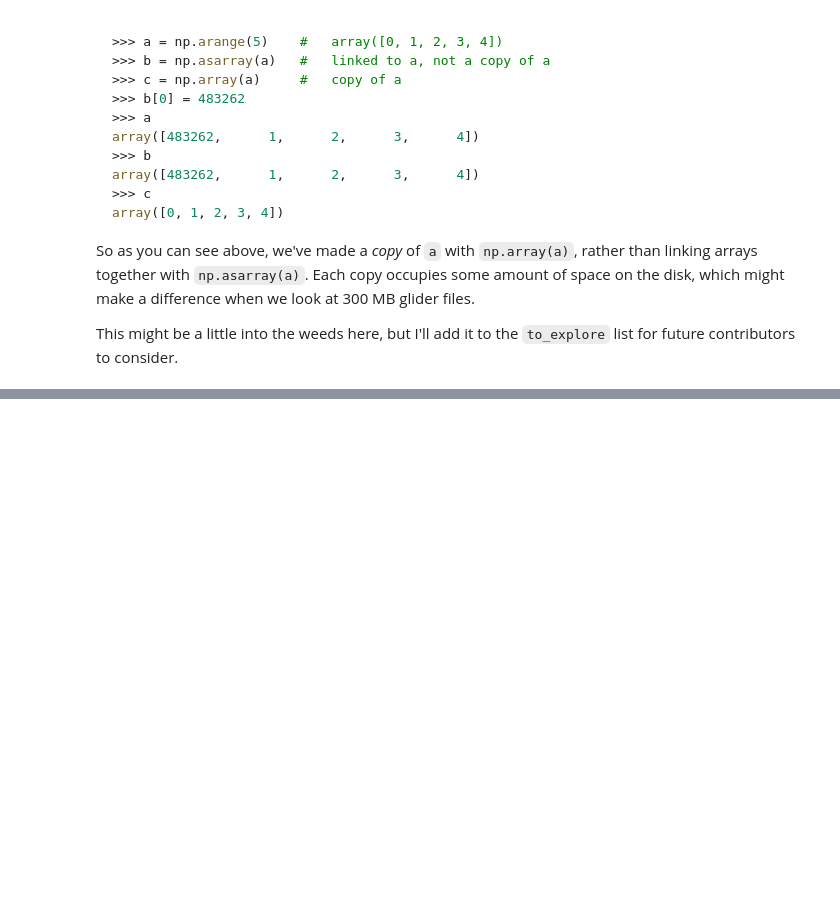
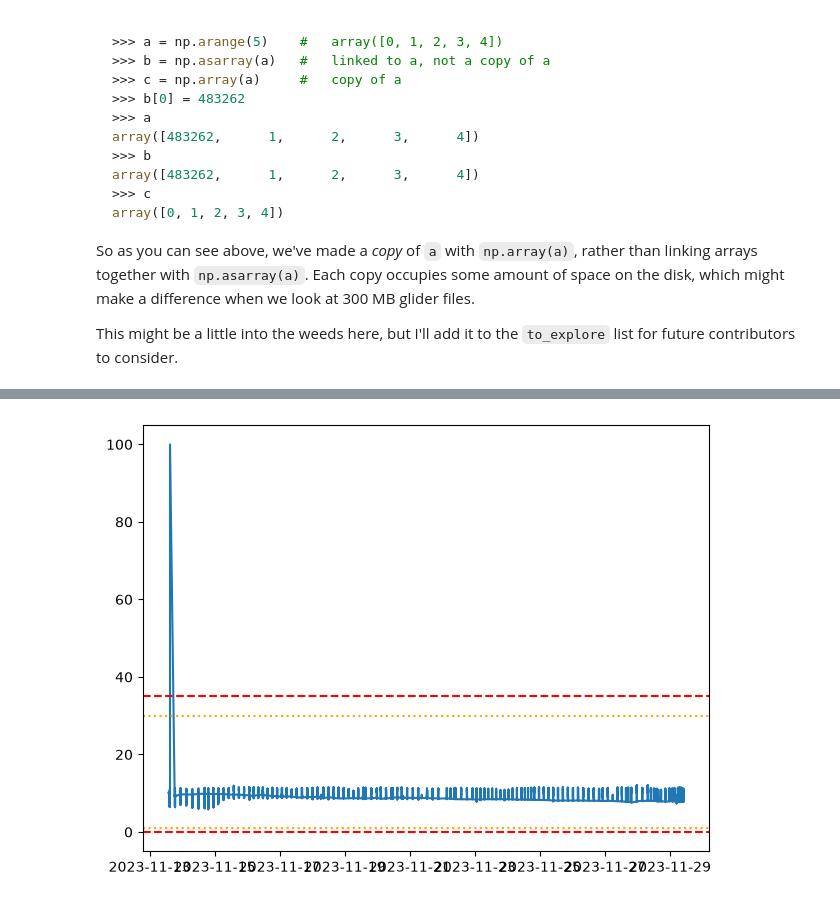
Before and after one commit to Klankers/mau_gsoc_qartod, a Jupyter notebook: deliverable_2.ipynb, the cells around one changed output, grey strips where cells are left out. Cells and saved outputs as stored; diff of their text form; code cells hidden in the pictures; blank space fills up the shorter version.

```diff
--- a/deliverable_2.ipynb
+++ b/deliverable_2.ipynb
@@ -3904,0 +4386,11 @@ This might be a little into the weeds here, but I'll add it to the `to_explore`
+# %%
+fig, axs = plt.subplots()
+axs.plot(data.TIME, bad_t)
+axs.axhline(fail_span[0], color="red", linestyle="--", label="Fail")
+axs.axhline(fail_span[1], color="red", linestyle="--")
+
+axs.axhline(suspect_span[0], color="orange", linestyle=":", label="Suspect")
+axs.axhline(suspect_span[1], color="orange", linestyle=":")
+plt.tight_layout()
+# %% [output]
+[figure, added]
```
Also changed, not shown: parts of 27 cells of this notebook, 1 other file.
